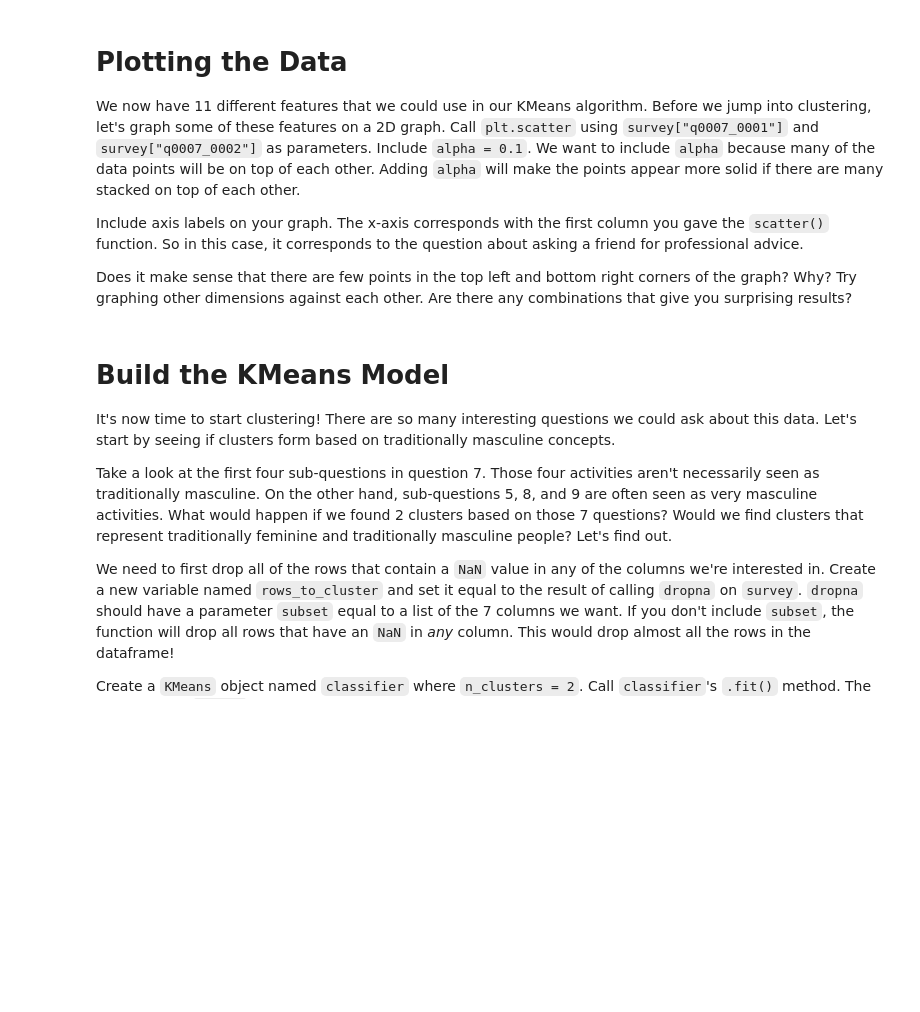
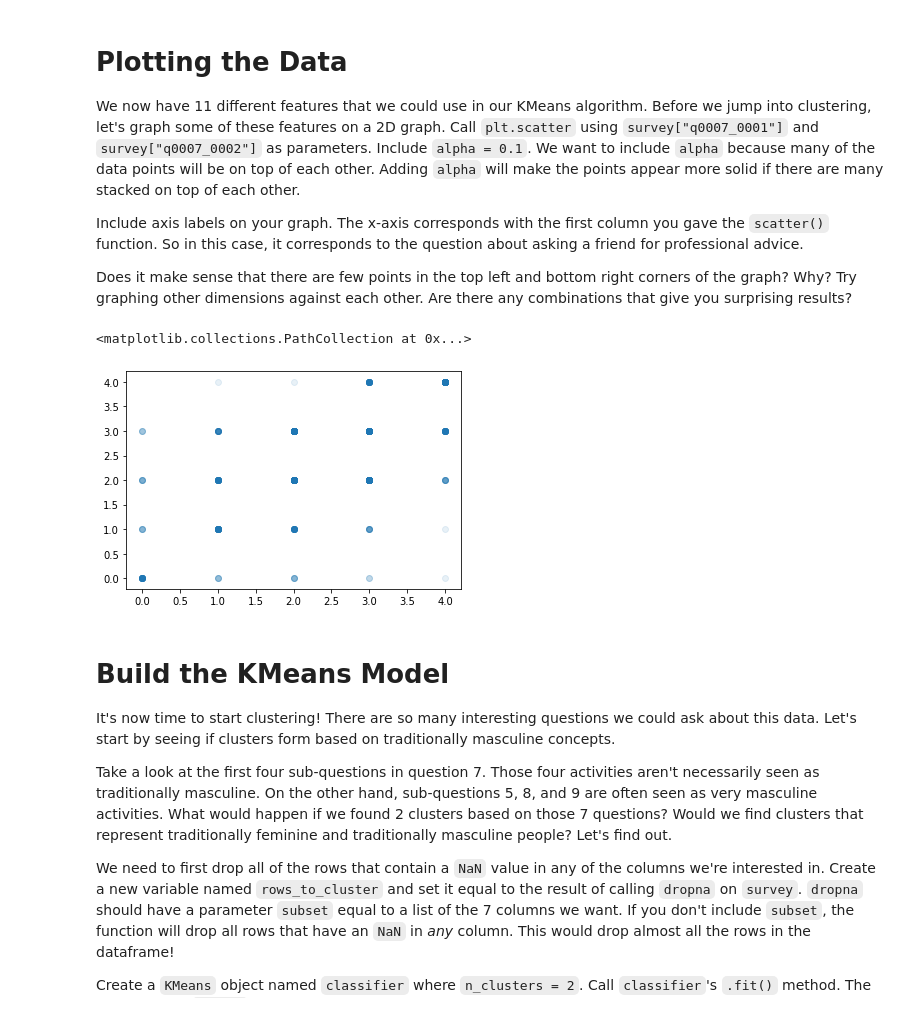
Before and after one commit to dnlsfq/unsupervisedML_survey, a Jupyter notebook: Masculinity_Project.ipynb, the cells around one changed output. Drawn from its saved outputs; the diff is of its cells as text; code cells hidden in the pictures; blank space fills up the shorter version.

```diff
--- a/Masculinity_Project.ipynb
+++ b/Masculinity_Project.ipynb
@@ -127,6 +119,11 @@ Include axis labels on your graph. The x-axis corresponds with the first column
 Does it make sense that there are few points in the top left and bottom right corners of the graph? Why? Try graphing other dimensions against each other. Are there any combinations that give you surprising results?
 # %%
 from matplotlib import pyplot as plt
+# %%
+plt.scatter(survey["q0007_0001"],survey["q0007_0002"],alpha=0.1)
+# %% [output]
+<matplotlib.collections.PathCollection at 0x...>
+[figure, added]
 # %% [markdown]
 # Build the KMeans Model
 
```
Also changed, not shown: parts of 4 cells of this notebook.
